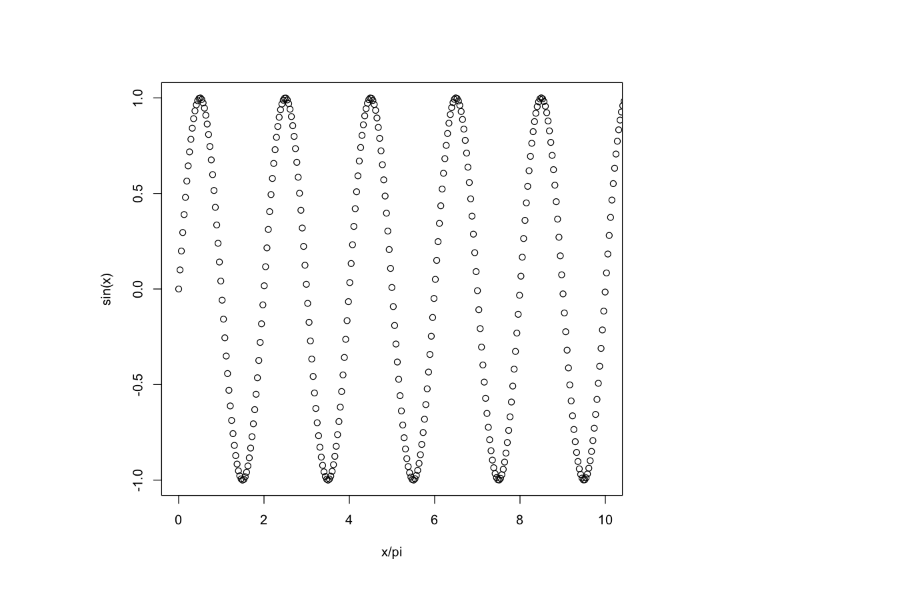
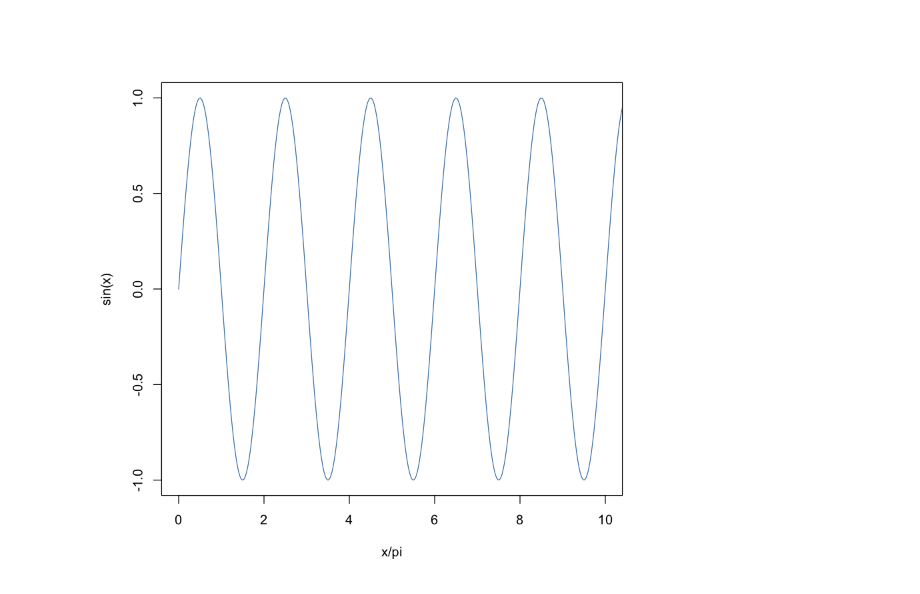
Before and after one commit to cc2qe/prime, a Jupyter notebook: waves.ipynb, the cells around one changed output. Drawn from its saved outputs; the diff is of its cells as text; code cells hidden in the pictures.

```diff
--- a/waves.ipynb
+++ b/waves.ipynb
@@ -1,6 +1,9 @@
 # %%
 x <- seq(0,100*pi,0.1)
+# %%
+mypal <- c('steelblue', 'indianred')
 # %%
-plot(x/pi, sin(x), xlim=c(0,10), l)
+plot(x/pi, sin(x), xlim=c(0,10), type='l', col=mypal[1])
+abline(v=2)
 # %% [output]
-[figure, old version]
+[figure, new version]
```
